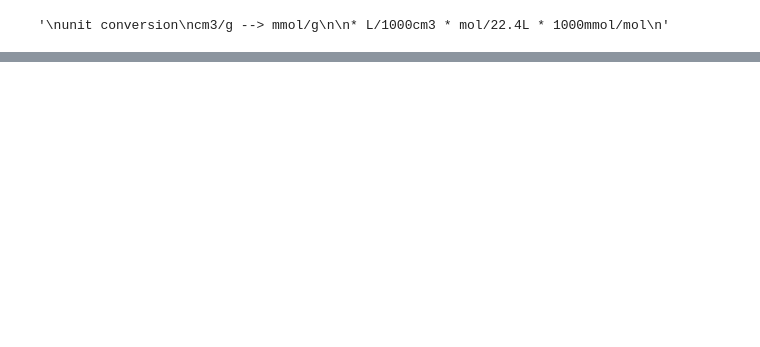
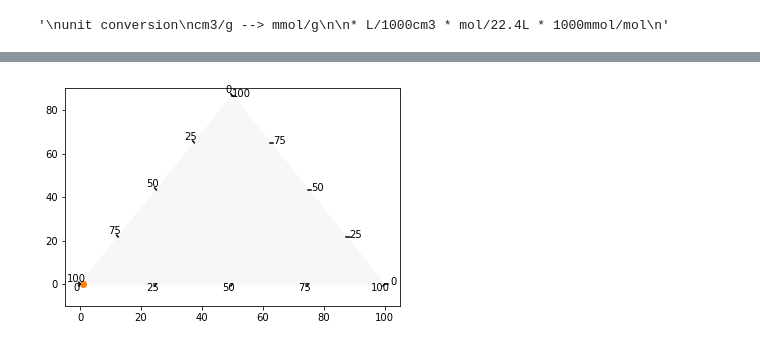
Before and after one commit to SimonEnsemble/unresponsive_directions_in_sensors, a Jupyter notebook: IAST.ipynb, the cells around one changed output, grey strips where cells are left out. Cells and saved outputs as stored; diff of their text form; code cells hidden in the pictures; blank space fills up the shorter version.

```diff
--- a/IAST.ipynb
+++ b/IAST.ipynb
@@ -70,3 +112,9 @@ for i in range(len(x_ch4)):
+# %%
+figure, tax = tern.figure(scale=100)
+tax.scatter([[1,0,0]])
+tax.ticks(multiple=25)
+# %% [output]
+[figure, added]
 # %%
 plt.figure()
 plt.plot(x_ch4, m_ads)
```
Also changed, not shown: parts of 18 cells of this notebook, 2 other files.
